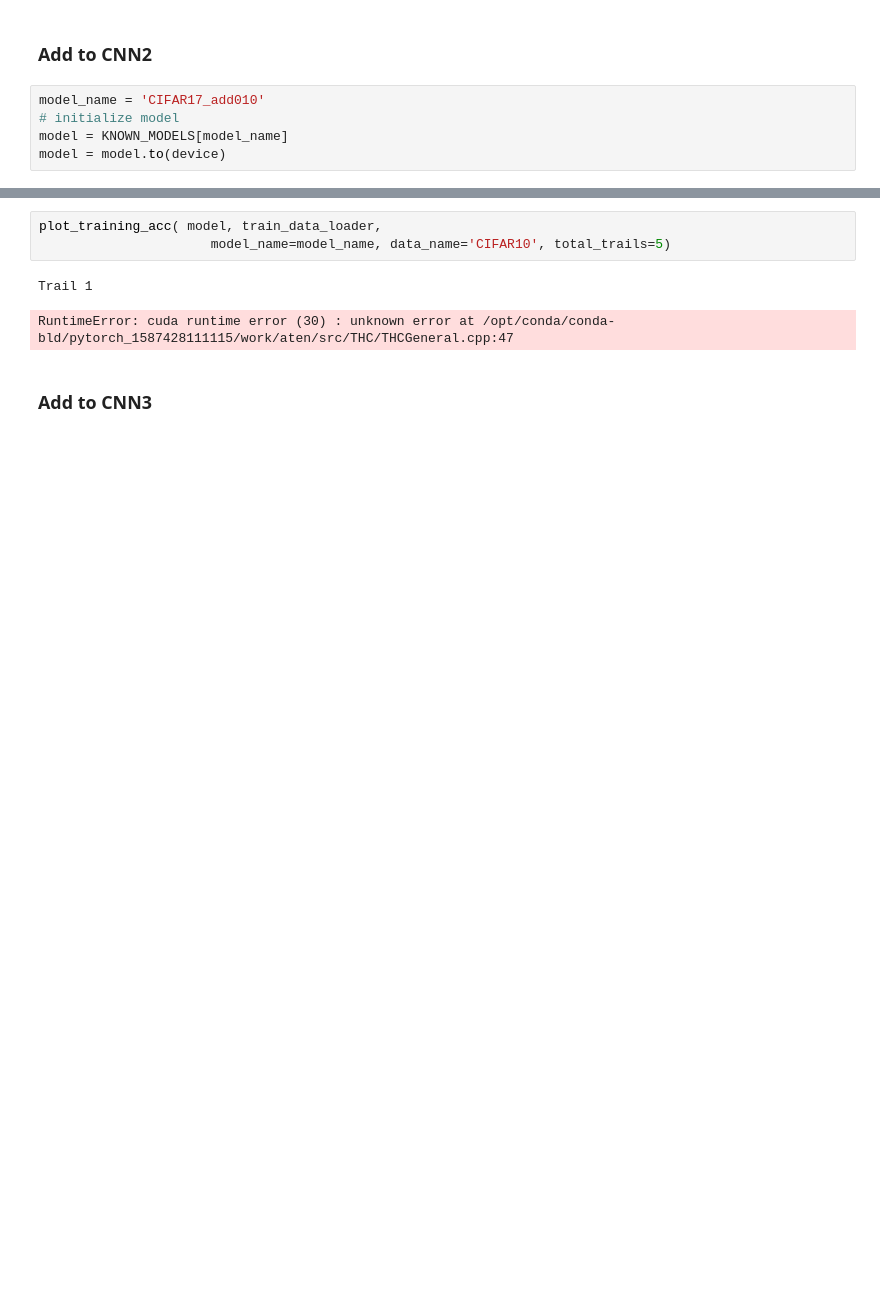
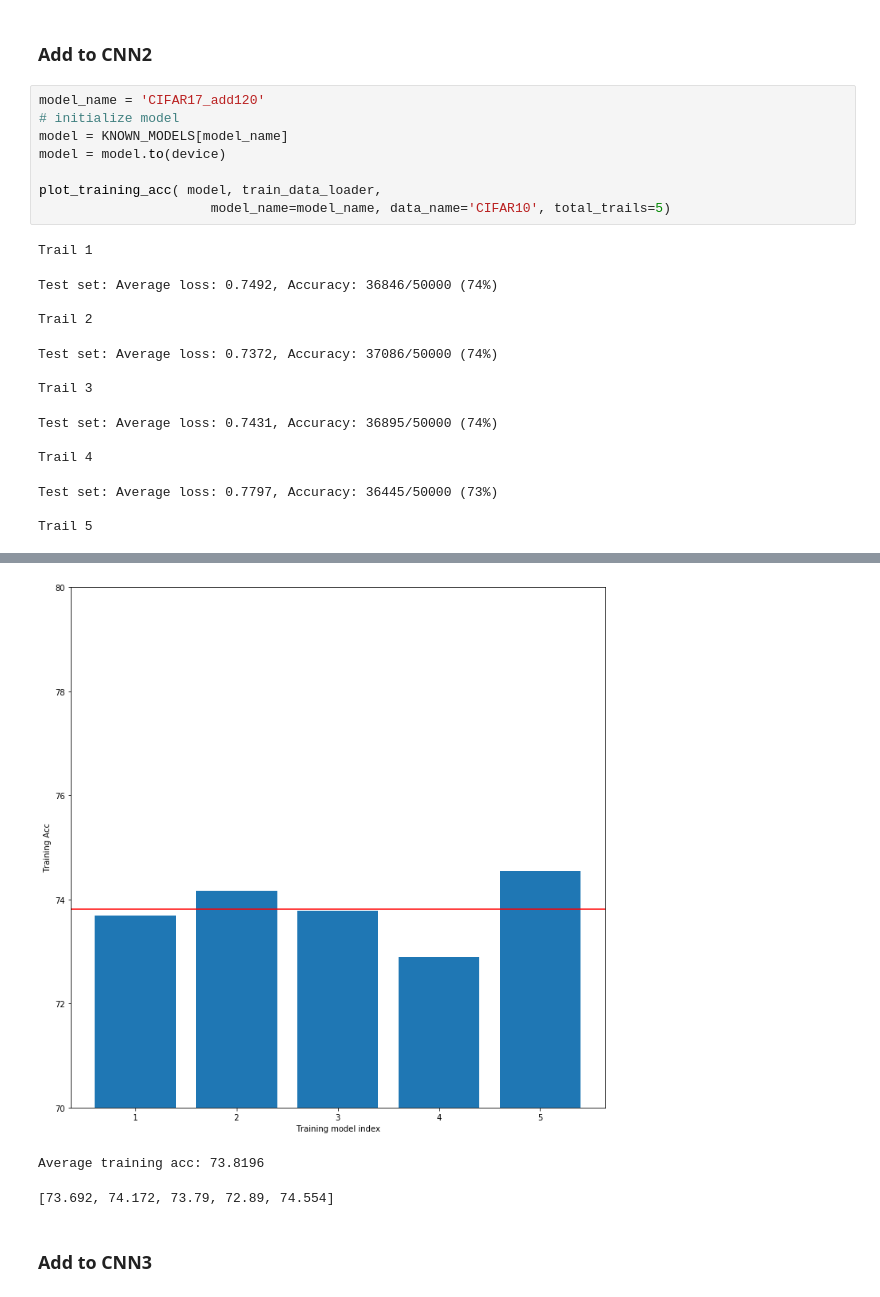
Before and after one commit to lindsey98/FYP, a Jupyter notebook: src/Visualize_gradient_contradict.ipynb, the cells around one changed output, grey strips where cells are left out. Saved outputs shown, nothing was run; the diff lists cells and outputs as text; blank space fills up the shorter version.

```diff
--- a/src/Visualize_gradient_contradict.ipynb
+++ b/src/Visualize_gradient_contradict.ipynb
@@ -236,7 +269,24 @@ RuntimeError: Attempting to deserialize object on a CUDA device but torch.cuda.i
 # %% [markdown]
 ### Add to CNN2
 # %%
-model_name = 'CIFAR17_add010'
+model_name = 'CIFAR17_add120'
 # initialize model
 model = KNOWN_MODELS[model_name]
 model = model.to(device)
+
+plot_training_acc( model, train_data_loader,
+                      model_name=model_name, data_name='CIFAR10', total_trails=5)
+# %% [output]
+Trail 1
+Test set: Average loss: 0.7492, Accuracy: 36846/50000 (74%)
+
+Trail 2
+Test set: Average loss: 0.7372, Accuracy: 37086/50000 (74%)
+
+Trail 3
+Test set: Average loss: 0.7431, Accuracy: 36895/50000 (74%)
+
+Trail 4
+Test set: Average loss: 0.7797, Accuracy: 36445/50000 (73%)
+
+Trail 5
@@ -243,9 +294,6 @@ model = model.to(device)
+[figure, added]
+Average training acc: 73.8196
+[73.692, 74.172, 73.79, 72.89, 74.554]
-# %%
-plot_training_acc( model, train_data_loader,
-                      model_name=model_name, data_name='CIFAR10', total_trails=5)
-# %% [output]
-Trail 1
-RuntimeError: cuda runtime error (30) : unknown error at /opt/conda/conda-bld/pytorch_1587428111115/work/aten/src/THC/THCGeneral.cpp:47
 # %% [markdown]
 ### Add to CNN3
 # %%
```
Also changed, not shown: parts of 19 cells of this notebook, 4 other files.
